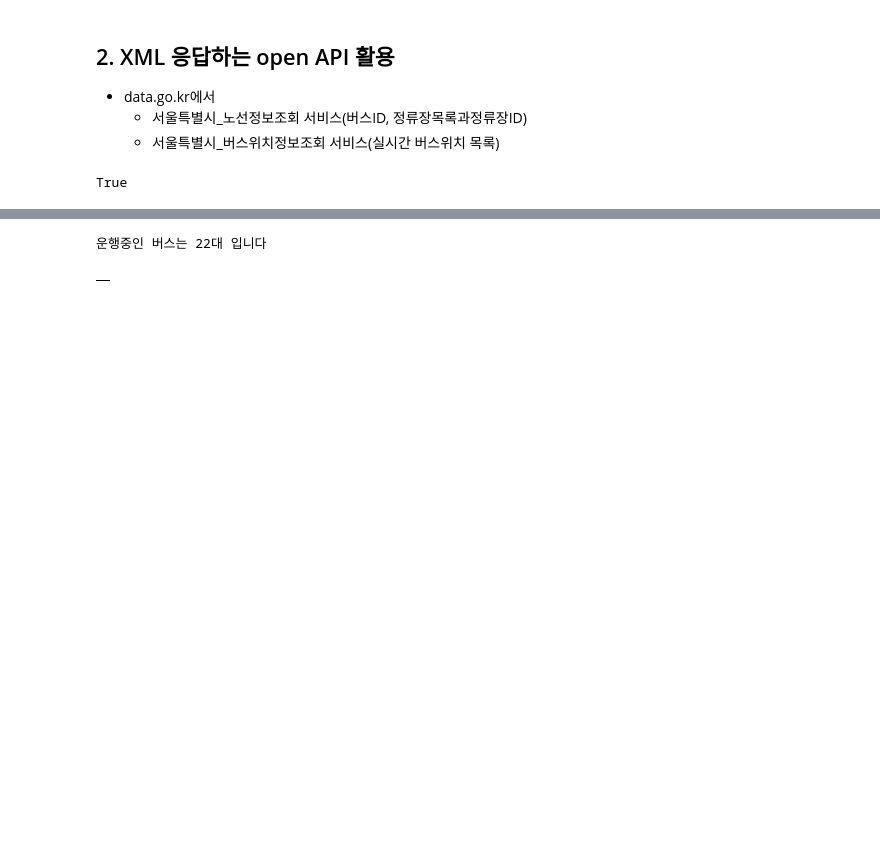
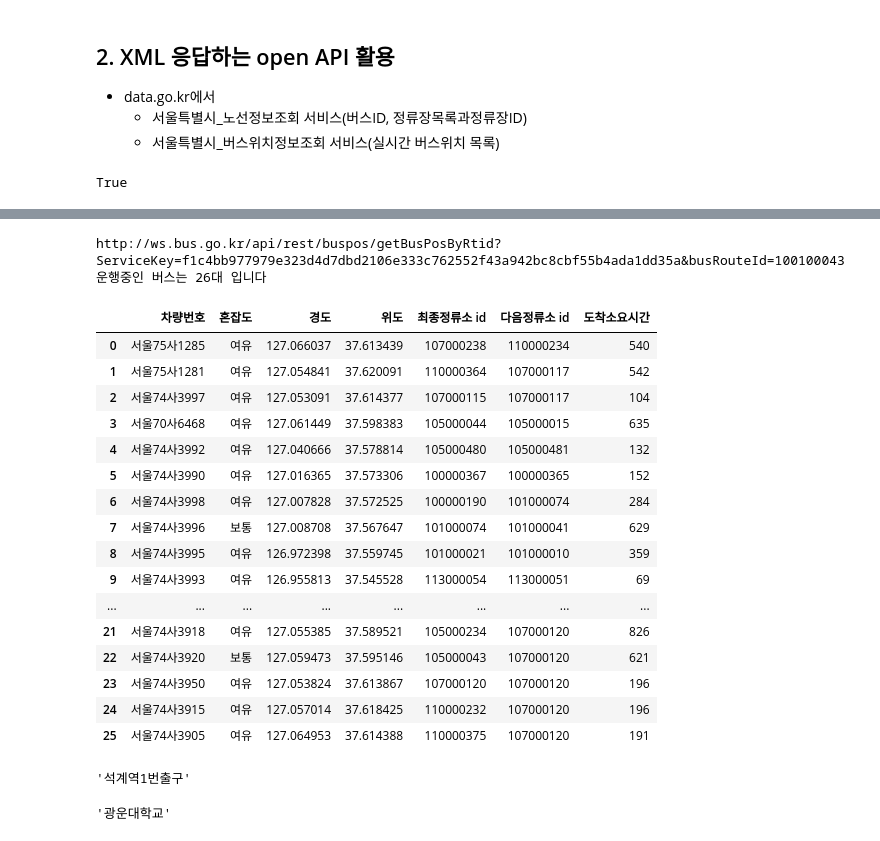
Before and after one commit to Jayk1220/ai, a Jupyter notebook: source/01_python/ch14_웹데이터수집1_정적_공공api.ipynb, the cells around one changed output, grey strips where cells are left out. Saved outputs shown, nothing was run; the diff lists cells and outputs as text; code cells hidden in the pictures; blank space fills up the shorter version.

```diff
--- a/source/01_python/ch14_웹데이터수집1_정적_공공api.ipynb
+++ b/source/01_python/ch14_웹데이터수집1_정적_공공api.ipynb
@@ -974,28 +981,65 @@ http://ws.bus.go.kr/api/rest/busRouteInfo/getStaionByRoute?ServiceKey=f1c4bb9779
 #서울특별시_버스위치정보조회서비스 2번(getBusposByRtidList)
 # %%
 url3=f'http://ws.bus.go.kr/api/rest/buspos/getBusPosByRtid?ServiceKey={key}&busRouteId={busRouteId}'
-# print(url3)
+print(url3)
 response = requests.get(url3)
 soup = BeautifulSoup(response.text,'xml')
 itemLists = soup.select('itemList')
 print(f'운행중인 버스는 {len(itemLists)}대 입니다')
 
 bus_position = []
 for itemList in itemLists:
     plainNo = itemList.select_one('plainNo').text #차량번호
     congetion = itemList.select_one('congetion').text #혼잡도
     #0 : 없음, 3 : 여유, 4 : 보통, 5 : 혼잡, 6 : 매우혼잡
     congetion = '없음' if congetion == '0'\
             else '여유' if congetion =='3' \
             else '보통' if congetion =='4'\
             else '혼잡' if congetion =='5'\
             else '매우혼잡'
+    gpsX = itemList.select_one('gpsX').text #경도
+    gpsY = itemList.select_one('gpsY').text #위도
+    lastStnId = itemList.select_one('lastStnId').text #최종정류소 id
+    nextStId = itemList.select_one('nextStId').text # 다음정류소id
+    nextStTm = itemList.select_one('nextStTm').text #다음정류소까지 소요시간
+
+
     bus_position.append({
         '차량번호' : plainNo,
-        '혼잡도' : congetion
+        '혼잡도' : congetion,
+        '경도' : gpsX,
+        '위도' : gpsY,
+        '최종정류소 id':lastStnId,
+        '다음정류소 id':nextStId,
+        '도착소요시간' :nextStTm
     })
-df_position = pd.DataFrame(bus_potision)
+df_position = pd.DataFrame(bus_position)
 df_position
 # %% [output]
-운행중인 버스는 22대 입니다
+http://ws.bus.go.kr/api/rest/buspos/getBusPosByRtid?ServiceKey=f1c4bb977979e323d4d7dbd2106e333c762552f43a942bc8cbf55b4ada1dd35a&busRouteId=100100043
+운행중인 버스는 26대 입니다
-|  |
+|  | 차량번호 | 혼잡도 | 경도 | 위도 | 최종정류소 id | 다음정류소 id | 도착소요시간 |
+| 0 | 서울75사1285 | 여유 | 127.066037 | 37.613439 | 107000238 | 110000234 | 540 |
+| 1 | 서울75사1281 | 여유 | 127.054841 | 37.620091 | 110000364 | 107000117 | 542 |
+| 2 | 서울74사3997 | 여유 | 127.053091 | 37.614377 | 107000115 | 107000117 | 104 |
+| 3 | 서울70사6468 | 여유 | 127.061449 | 37.598383 | 105000044 | 105000015 | 635 |
+| 4 | 서울74사3992 | 여유 | 127.040666 | 37.578814 | 105000480 | 105000481 | 132 |
+| 5 | 서울74사3990 | 여유 | 127.016365 | 37.573306 | 100000367 | 100000365 | 152 |
+| 6 | 서울74사3998 | 여유 | 127.007828 | 37.572525 | 100000190 | 101000074 | 284 |
+| 7 | 서울74사3996 | 보통 | 127.008708 | 37.567647 | 101000074 | 101000041 | 629 |
+| 8 | 서울74사3995 | 여유 | 126.972398 | 37.559745 | 101000021 | 101000010 | 359 |
+| 9 | 서울74사3993 | 여유 | 126.955813 | 37.545528 | 113000054 | 113000051 | 69 |
+| ... | ... | ... | ... | ... | ... | ... | ... |
+| 21 | 서울74사3918 | 여유 | 127.055385 | 37.589521 | 105000234 | 107000120 | 826 |
+| 22 | 서울74사3920 | 보통 | 127.059473 | 37.595146 | 105000043 | 107000120 | 621 |
+| 23 | 서울74사3950 | 여유 | 127.053824 | 37.613867 | 107000120 | 107000120 | 196 |
+| 24 | 서울74사3915 | 여유 | 127.057014 | 37.618425 | 110000232 | 107000120 | 196 |
+| 25 | 서울74사3905 | 여유 | 127.064953 | 37.614388 | 110000375 | 107000120 | 191 |
+# %%
+df_station.loc[df_station['id'] =='110000356','정류소명'].iloc[0]
+# %% [output]
+'석계역1번출구'
+# %%
+df_station.loc[df_station['id'] =='110000234','정류소명'].iloc[0]
+# %% [output]
+'광운대학교'
```
Also changed, not shown: parts of 9 cells of this notebook, 6 other files.
